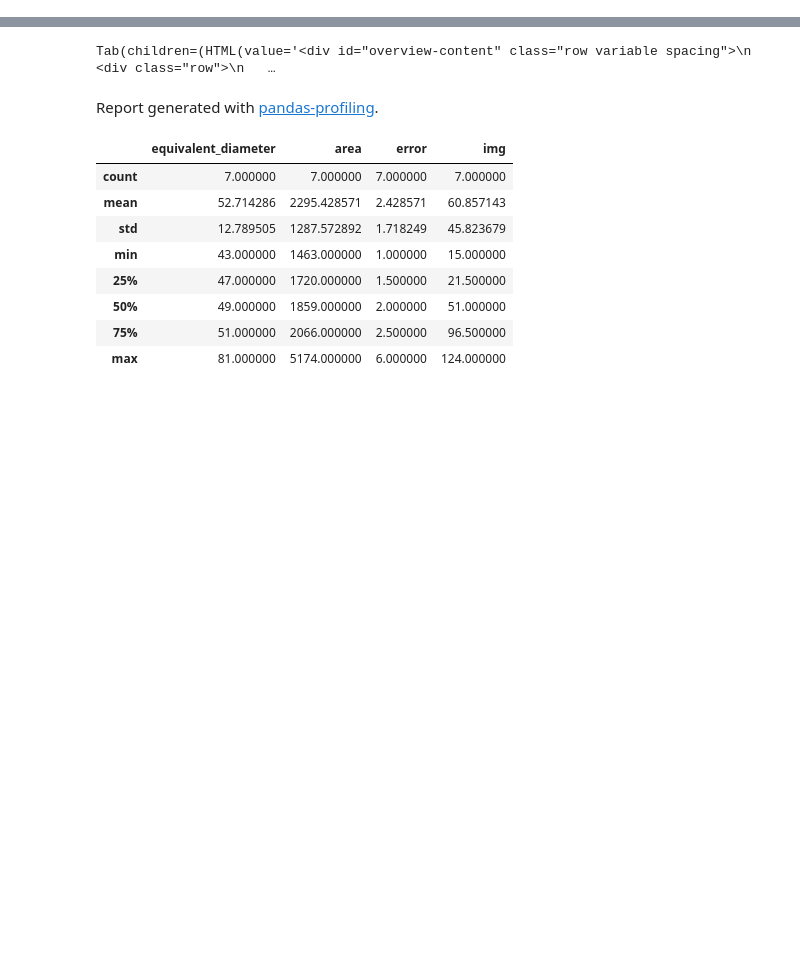
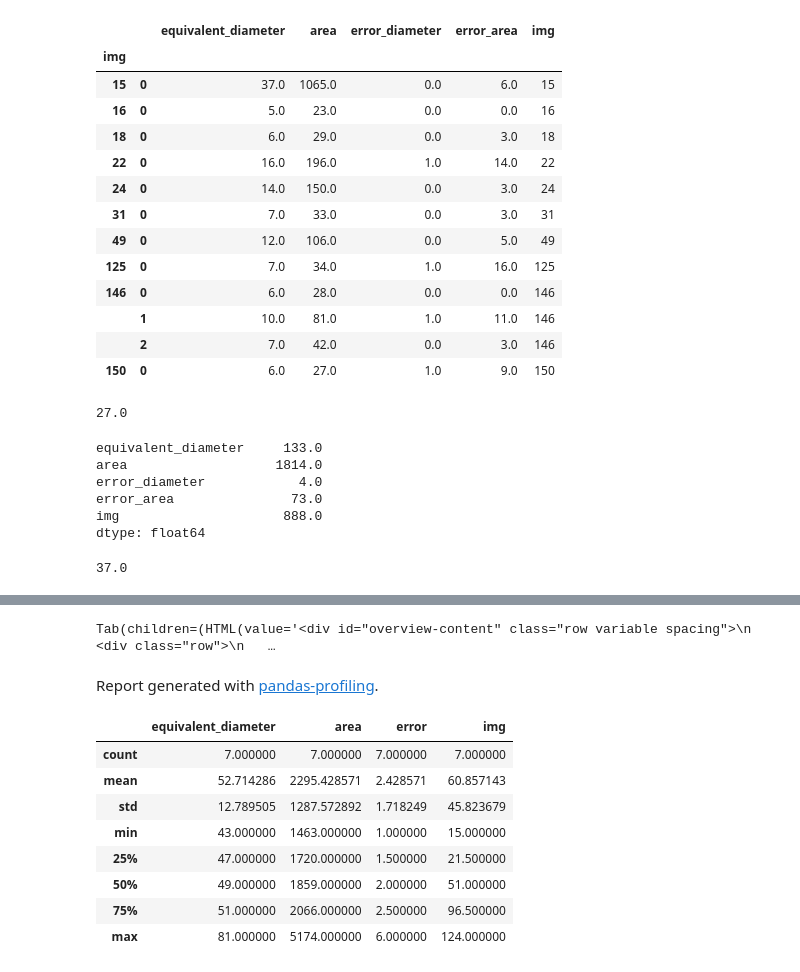
Before and after one commit to jrr1984/defects_analysis, a Jupyter notebook: Defects analysis.ipynb, the cells around one changed output, grey strips where cells are left out. Saved outputs shown, nothing was run; the diff lists cells and outputs as text; code cells hidden in the pictures; blank space fills up the shorter version.

```diff
--- a/Defects analysis.ipynb
+++ b/Defects analysis.ipynb
@@ -35,0 +37,35 @@ df.describe()
+# %%
+imgs = df.groupby('img').apply(lambda group: group.iloc[0:])
+imgs
+# %% [output]
+|  |  | equivalent_diameter | area | error_diameter | error_area | img |
+| img |  |  |  |  |  |  |
+| 15 | 0 | 37.0 | 1065.0 | 0.0 | 6.0 | 15 |
+| 16 | 0 | 5.0 | 23.0 | 0.0 | 0.0 | 16 |
+| 18 | 0 | 6.0 | 29.0 | 0.0 | 3.0 | 18 |
+| 22 | 0 | 16.0 | 196.0 | 1.0 | 14.0 | 22 |
+| 24 | 0 | 14.0 | 150.0 | 0.0 | 3.0 | 24 |
+| 31 | 0 | 7.0 | 33.0 | 0.0 | 3.0 | 31 |
+| 49 | 0 | 12.0 | 106.0 | 0.0 | 5.0 | 49 |
+| 125 | 0 | 7.0 | 34.0 | 1.0 | 16.0 | 125 |
+| 146 | 0 | 6.0 | 28.0 | 0.0 | 0.0 | 146 |
+|  | 1 | 10.0 | 81.0 | 1.0 | 11.0 | 146 |
+|  | 2 | 7.0 | 42.0 | 0.0 | 3.0 | 146 |
+| 150 | 0 | 6.0 | 27.0 | 1.0 | 9.0 | 150 |
+# %%
+round(np.sqrt(np.square(df['error_area']).sum(axis=0)))
+# %% [output]
+27.0
+# %%
+df.sum(axis = 0)
+# %% [output]
+equivalent_diameter     133.0
+area                   1814.0
+error_diameter            4.0
+error_area               73.0
+img                     888.0
+dtype: float64
+# %%
+imgs['equivalent_diameter'].max()
+# %% [output]
+37.0
```
Also changed, not shown: parts of 8 cells of this notebook, 4 other files.
